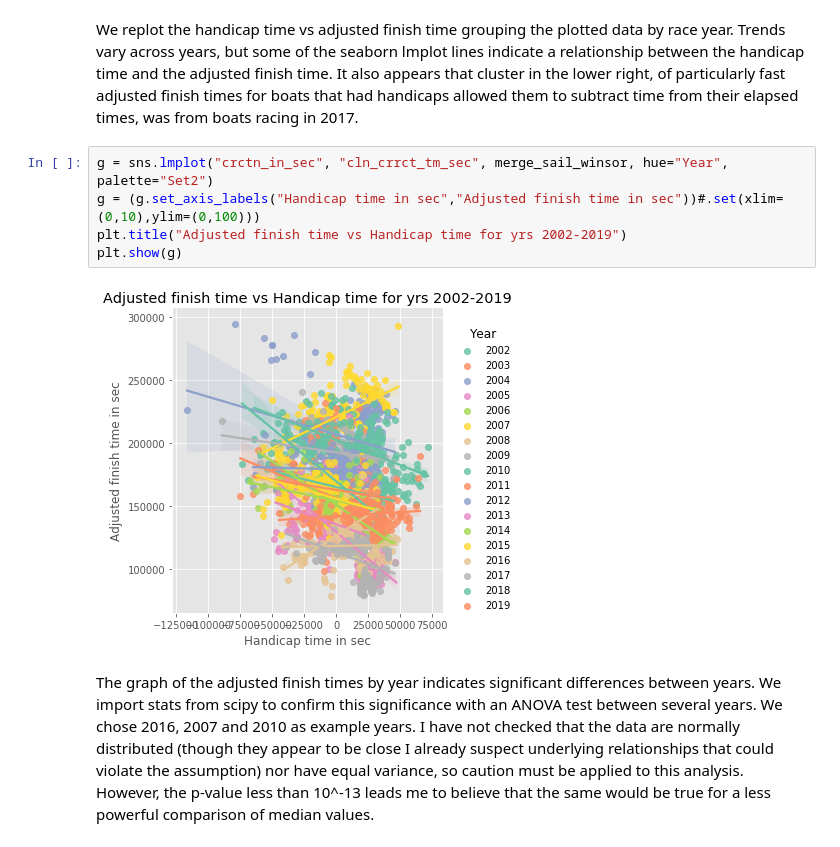
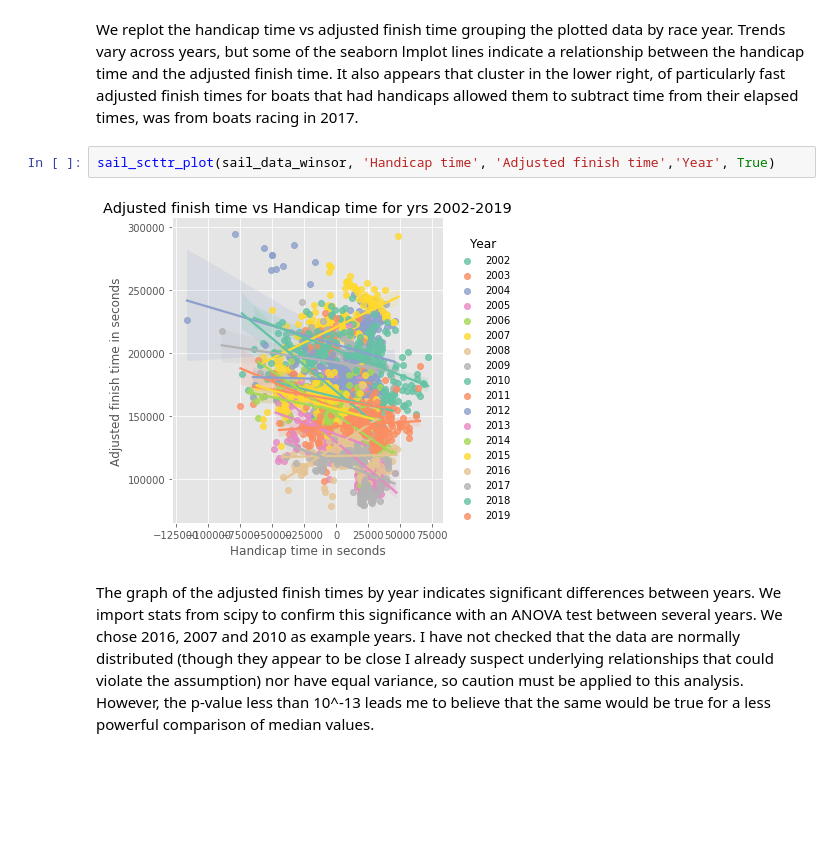
Before and after one commit to devens-mn/Devens_NYCDSA_Web_Scrape, a Jupyter notebook: Devens_NYCDSA_webscrape_v2.ipynb, the cells around one changed output. Drawn from its saved outputs; the diff is of its cells as text; blank space fills up the shorter version.

```diff
--- a/Devens_NYCDSA_webscrape_v2.ipynb
+++ b/Devens_NYCDSA_webscrape_v2.ipynb
@@ -73,11 +68,8 @@ Text(0.5, 1.0, 'Adjusted finish time vs Handicap time for yrs 2002-2019')
 # %% [markdown]
 We replot the handicap time vs adjusted finish time grouping the plotted data by race year. Trends vary across years, but some of the seaborn lmplot lines indicate a relationship between the handicap time and the adjusted finish time. It also appears that cluster in the lower right, of particularly fast adjusted finish times for boats that had handicaps allowed them to subtract time from their elapsed times, was from boats racing in 2017.
-# %%
-g = sns.lmplot("crctn_in_sec", "cln_crrct_tm_sec", merge_sail_winsor, hue="Year", palette="Set2")
-g = (g.set_axis_labels("Handicap time in sec","Adjusted finish time in sec"))#.set(xlim=(0,10),ylim=(0,100)))
-plt.title("Adjusted finish time vs Handicap time for yrs 2002-2019")
-plt.show(g)
-# %% [output]
-[figure, removed]
+# %%
+sail_scttr_plot(sail_data_winsor, 'Handicap time', 'Adjusted finish time','Year', True)
+# %% [output]
+[figure, added]
 # %% [markdown]
 The graph of the adjusted finish times by year indicates significant differences between years.  We import stats from scipy to confirm this significance with an ANOVA test between several years.  We chose 2016, 2007 and 2010 as example years.  I have not checked that the data are normally distributed (though they appear to be close I already suspect underlying relationships that could violate the assumption) nor have equal variance, so caution must be applied to this analysis.  However, the p-value less than 10^-13 leads me to believe that the same would be true for a less powerful comparison of median values.
```
Also changed, not shown: parts of 62 cells of this notebook, 2 other files.
